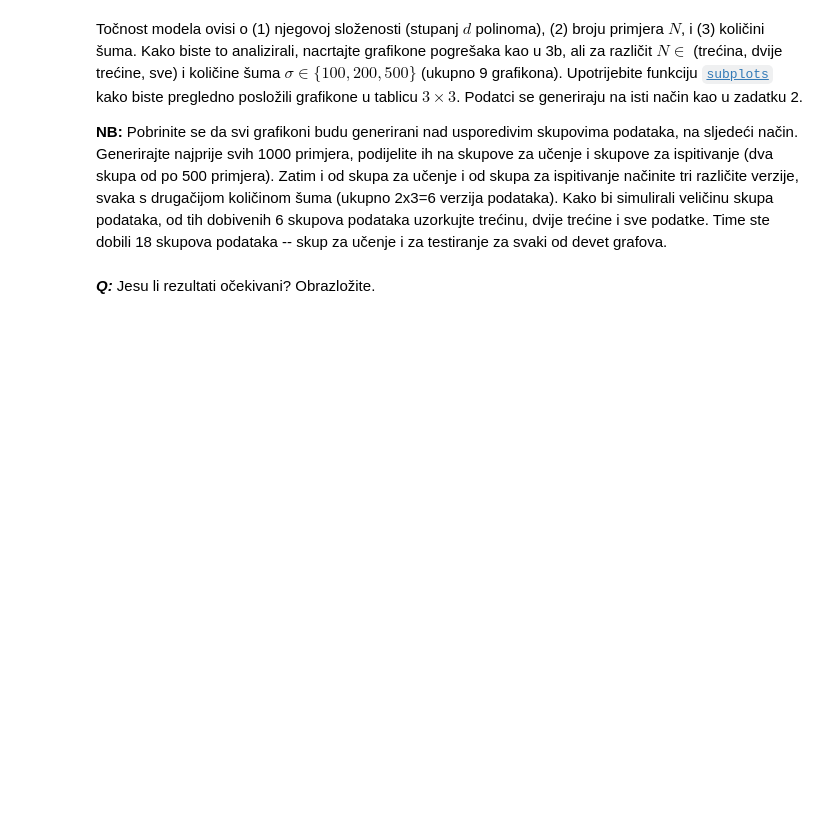
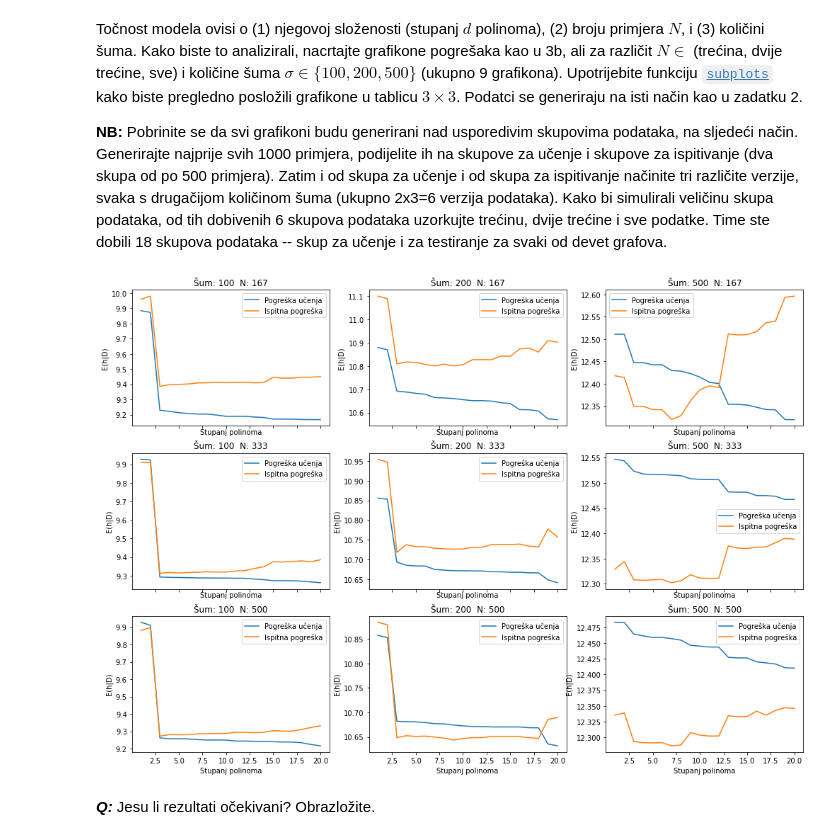
Before and after one commit to dbrcina/SU-FER-2020-21, a Jupyter notebook: SU-2020-LAB01-0036506587.ipynb, the cells around one changed output. Drawn from its saved outputs; the diff is of its cells as text; code cells hidden in the pictures; blank space fills up the shorter version.

```diff
--- a/SU-2020-LAB01-0036506587.ipynb
+++ b/SU-2020-LAB01-0036506587.ipynb
@@ -284,3 +285,42 @@ Točnost modela ovisi o (1) njegovoj složenosti (stupanj $d$ polinoma), (2) bro
+# %%
+# Vaš kôd ovdje
+noises = [100, 200, 500]
+degrees = [d for d in range(1, 21)]
+X = make_instances(-5, 5, 1000)
+X_train, X_test = train_test_split(X, test_size=0.5)
+y_train_list = [make_labels(X_train, f, noise) for noise in noises]
+y_test_list = [make_labels(X_test, f, noise) for noise in noises]
+reg = LinearRegression()
+fig, axs = plt.subplots(3, 3, sharex=True, figsize=(17, 12))
+for i in range(3):
+    # every matrix has equals number of rows, so we take i_third of it every iteration
+    # and round it so it can fit indexing
+    sample_size = round(np.shape(X_train)[0] * (i+1) / 3)
+    X_train_i = X_train[0:sample_size]
+    X_test_i = X_test[0:sample_size]
+    for j in range(3):
+        y_train_i = y_train_list[j][0:sample_size]
+        y_test_i = y_test_list[j][0:sample_size]
+        errors_train = []
+        errors_test = []
+        for d in degrees:
+            polynom = PolynomialFeatures(d)
+            fi_train_i = polynom.fit_transform(X_train_i)
+            fi_test_i = polynom.fit_transform(X_test_i)
+            reg.fit(fi_train_i, y_train_i)
+            mse_train_i = mean_squared_error(y_train_i, reg.predict(fi_train_i))
+            mse_test_i = mean_squared_error(y_test_i, reg.predict(fi_test_i))
+            errors_train.append(math.log(mse_train_i))
+            errors_test.append(math.log(mse_test_i))
+        axs[i, j].plot(degrees, errors_train, label="Pogreška učenja")
+        axs[i, j].plot(degrees, errors_test, label="Ispitna pogreška")
+        axs[i, j].set_title("Šum: {}  N: {}".format(noises[j], sample_size))
+        axs[i, j].set_xlabel("Stupanj polinoma")
+        axs[i, j].set_ylabel("E(h|D)")
+        axs[i, j].legend()
+plt.show()
+# %% [output]
+[figure, added]
 # %% [markdown]
 ***Q:*** Jesu li rezultati očekivani? Obrazložite.
 # %% [markdown]
```
Also changed, not shown: parts of 15 cells of this notebook.
